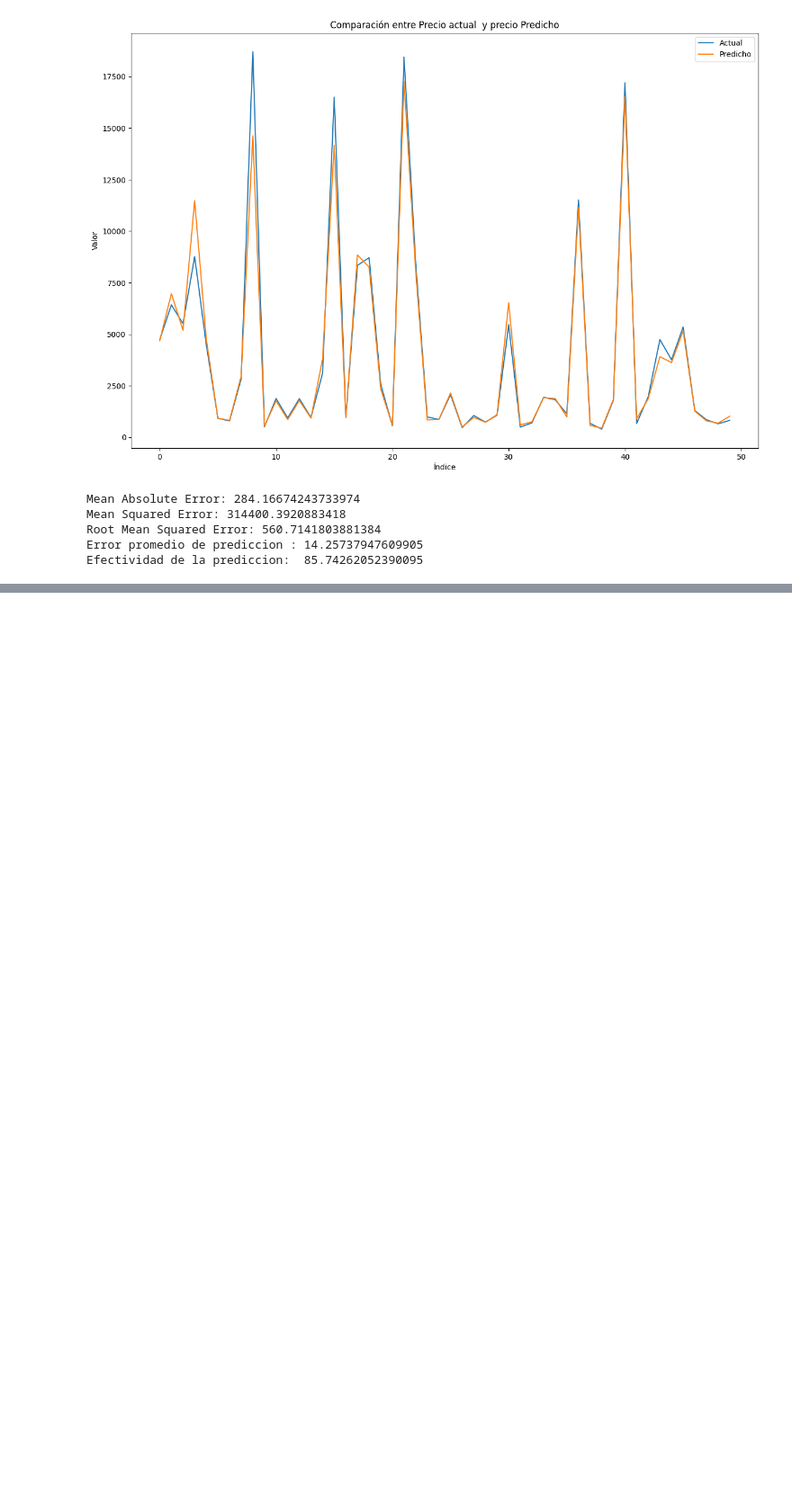
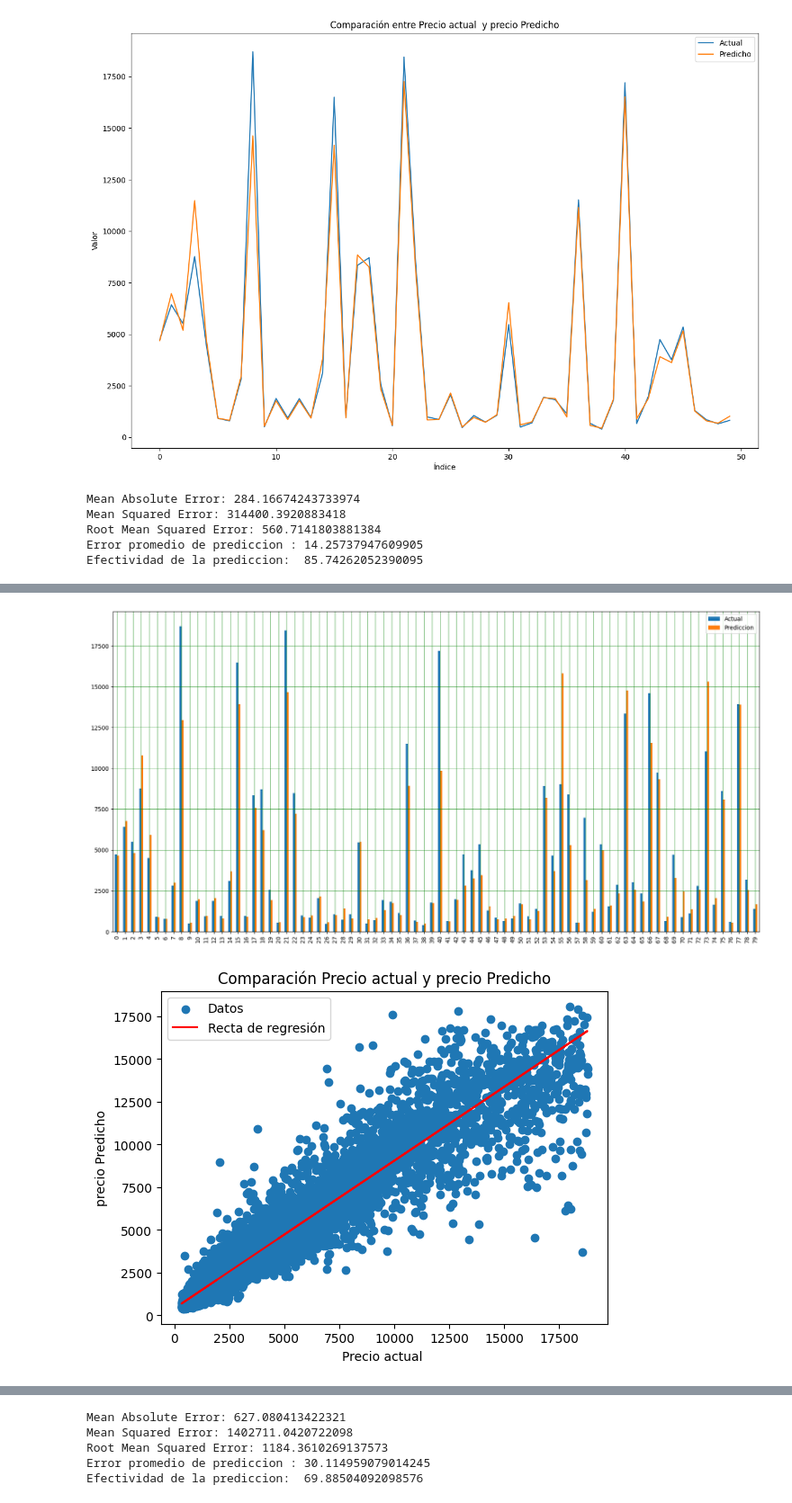
Before and after one commit to Lorenzomar4/ParadigmasDeProgramacionUnsam-tps, a Jupyter notebook: TP1 sin regresion con soporte vectorial.ipynb, the cells around one changed output, grey strips where cells are left out. Shown at 90% size. Saved outputs shown, nothing was run; the diff lists cells and outputs as text; code cells hidden in the pictures; blank space fills up the shorter version.

```diff
--- a/TP1 sin regresion con soporte vectorial.ipynb
+++ b/TP1 sin regresion con soporte vectorial.ipynb
@@ -903,0 +906,7 @@ Efectividad de la prediccion:  85.74262052390095
+# %%
+from algoritmos import RegresionKNN
+
+
+algoPredicccion.algoritmo = RegresionKNN()
+algoPredicccion.realizarEntrenamientoSinDivisionDeConjuntos()
+algoPredicccion.resultadoDeEntrenamiento()
@@ -903,0 +956,5 @@ Efectividad de la prediccion:  85.74262052390095
+# %%
+algoPredicccion.todasLasComparacionesDeActualPrediccion()
+# %% [output]
+[figure, added]
+[figure, added]
@@ -903,0 +962,8 @@ Efectividad de la prediccion:  85.74262052390095
+# %%
+algoPredicccion.errorYEfectividad()
+# %% [output]
+Mean Absolute Error: 627.080413422321
+Mean Squared Error: 1402711.0420722098
+Root Mean Squared Error: 1184.3610269137573
+Error promedio de prediccion : 30.114959079014245
+Efectividad de la prediccion:  69.88504092098576
```
Also changed, not shown: parts of 8 cells of this notebook, 1 other file.
